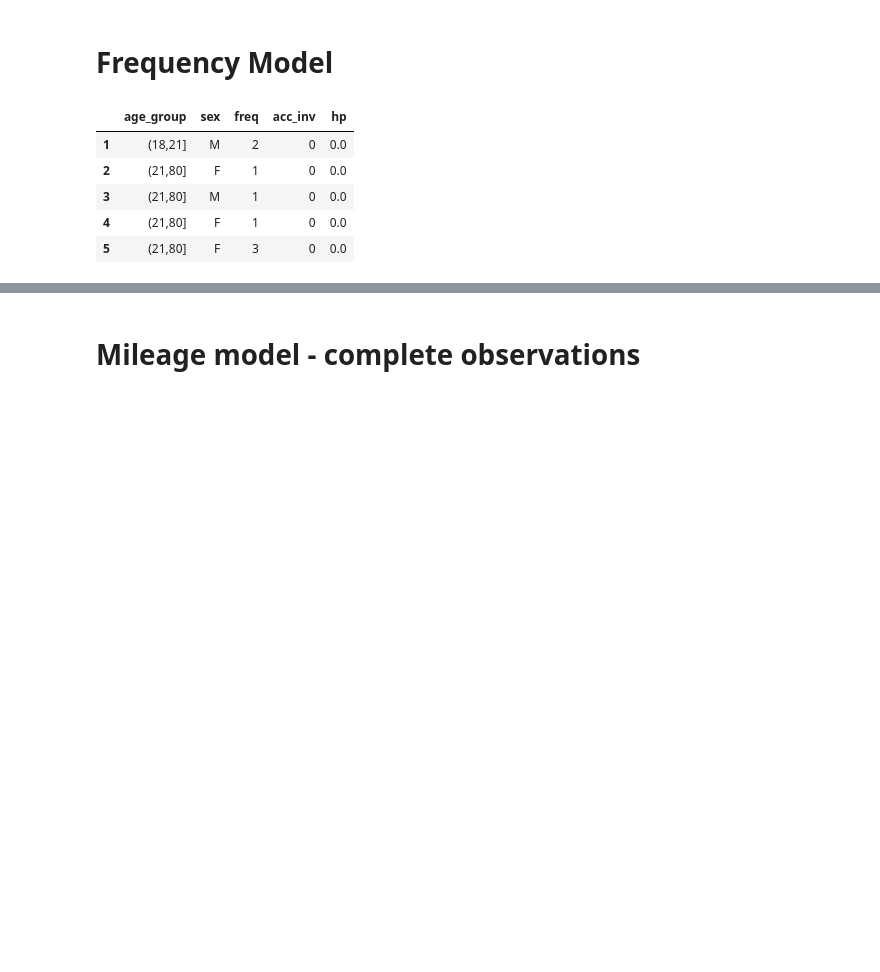
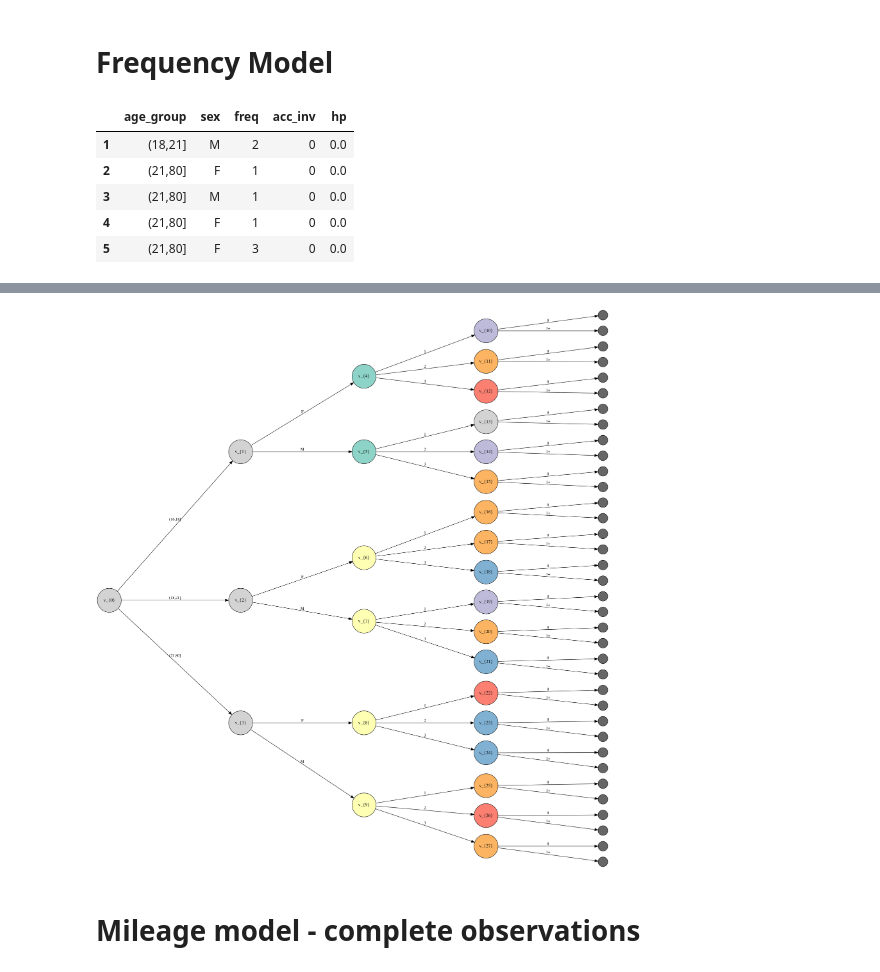
Before and after one commit to kasia-kobalczyk/chain-event-graphs, a Jupyter notebook: python/report_models.ipynb, the cells around one changed output, grey strips where cells are left out. Saved outputs shown, nothing was run; the diff lists cells and outputs as text; code cells hidden in the pictures; blank space fills up the shorter version.

```diff
--- a/python/report_models.ipynb
+++ b/python/report_models.ipynb
@@ -54,12 +50,19 @@ converter.export_processed()
 # %%
 mod_freq_staged_tree = mod_freq.staged_tree_figure(
     "figures/tree",
     params={'ranksep': 4, 'fontsize': 12, 'shape': "circle", 'width': 1, 'style': "filled"},
     display_counts=False,
     return_raw=True
 )
-export_to_tex(mod_freq_staged_tree, "freq_staged_tree")
-#Image(mod_freq_staged_tree .create_png())
+converter = t2t.converter({
+  'figure': mod_freq_staged_tree,
+  'labelled_nodes' : {0: "Age", 3: "Sex", 9: "Frequency", 27: "Accident"},
+  'filename': "freq_staged_tree"
+})
+converter.export_processed()
+Image(mod_freq_staged_tree.create_png())
+# %% [output]
+[figure, added]
 # %%
 mod_freq_ceg = mod_freq.ceg_figure_optimal(
     "ceg",
```
Also changed, not shown: parts of 4 cells of this notebook, 1 other file.
